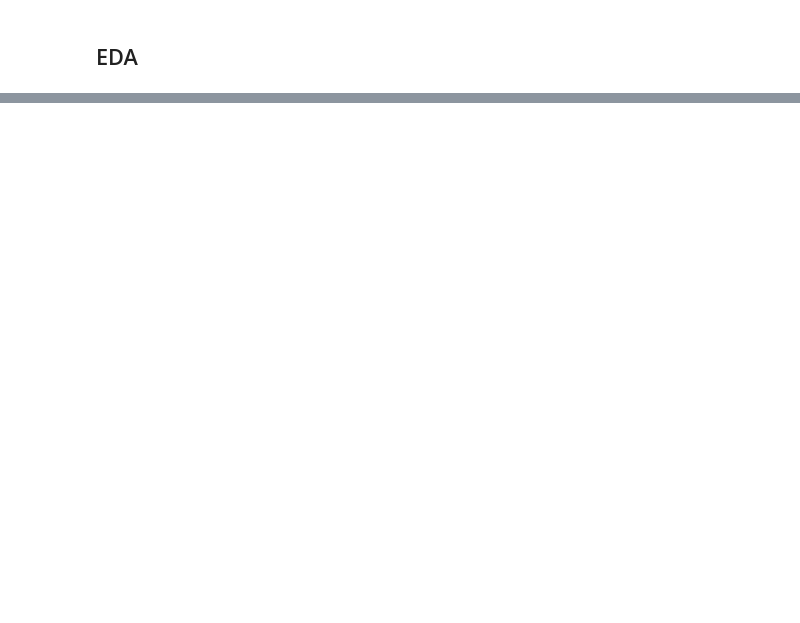
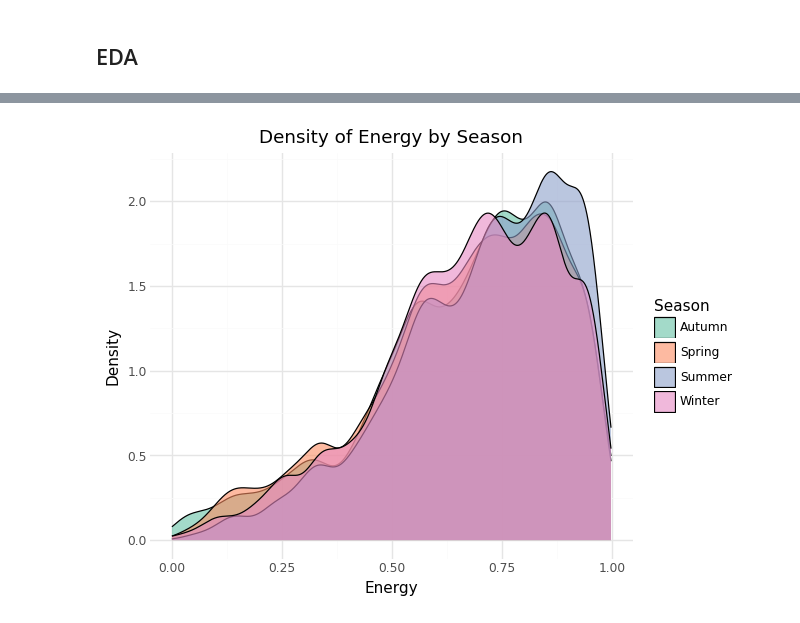
Before and after one commit to ab1608/Spotify_ML_Demo, a Jupyter notebook: notebooks/01_explore.ipynb, the cells around one changed output, grey strips where cells are left out. Saved outputs shown, nothing was run; the diff lists cells and outputs as text; code cells hidden in the pictures; blank space fills up the shorter version.

```diff
--- a/notebooks/01_explore.ipynb
+++ b/notebooks/01_explore.ipynb
@@ -82,0 +164,12 @@ enriched_streams = enriched_streams.dropna(subset=["energy"]).drop(
+# %%
+# Distrubution of energy across seasons
+p6 = (
+    ggplot(enriched_streams, aes(x="energy", fill="season"))
+    + geom_density(alpha=0.6)
+    + scale_fill_brewer(type="qual", palette="Set2")
+    + labs(title="Density of Energy by Season", x="Energy", y="Density", fill="Season")
+    + theme_minimal()
+)
+p6.draw()
+# %% [output]
+[figure, added]
```
Also changed, not shown: parts of 24 cells of this notebook, 3 other files.
